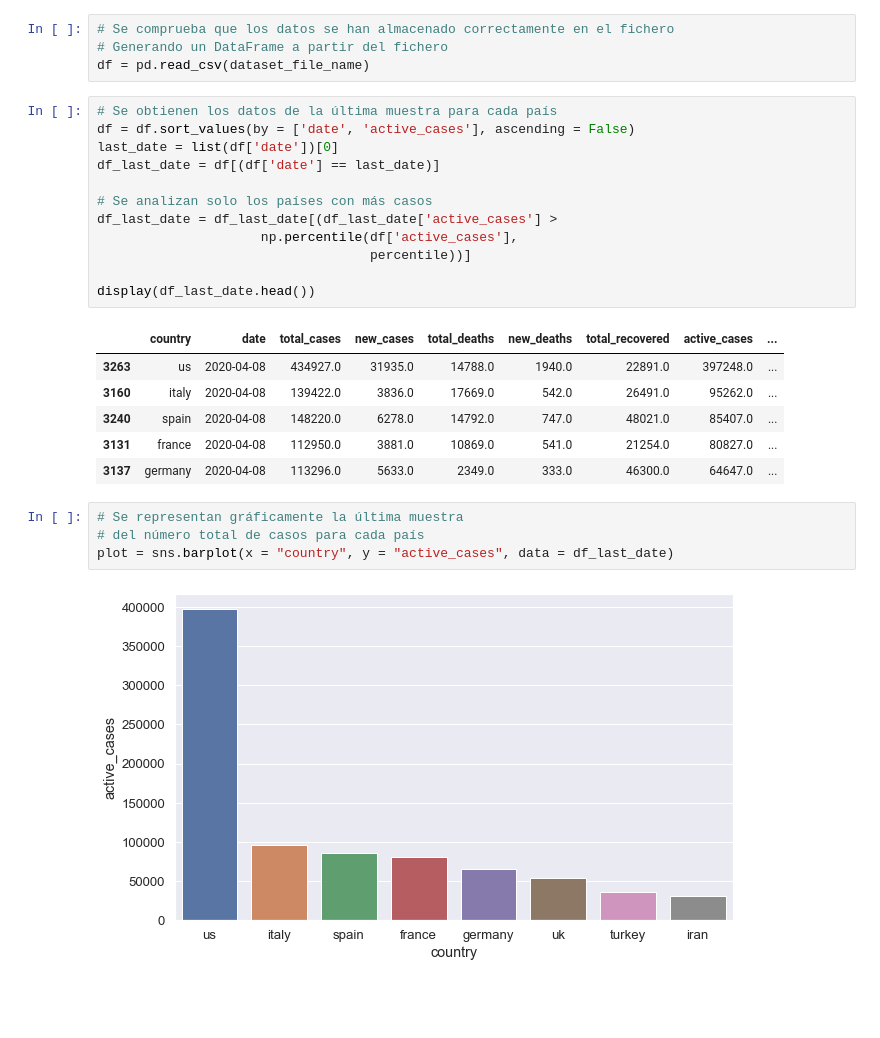
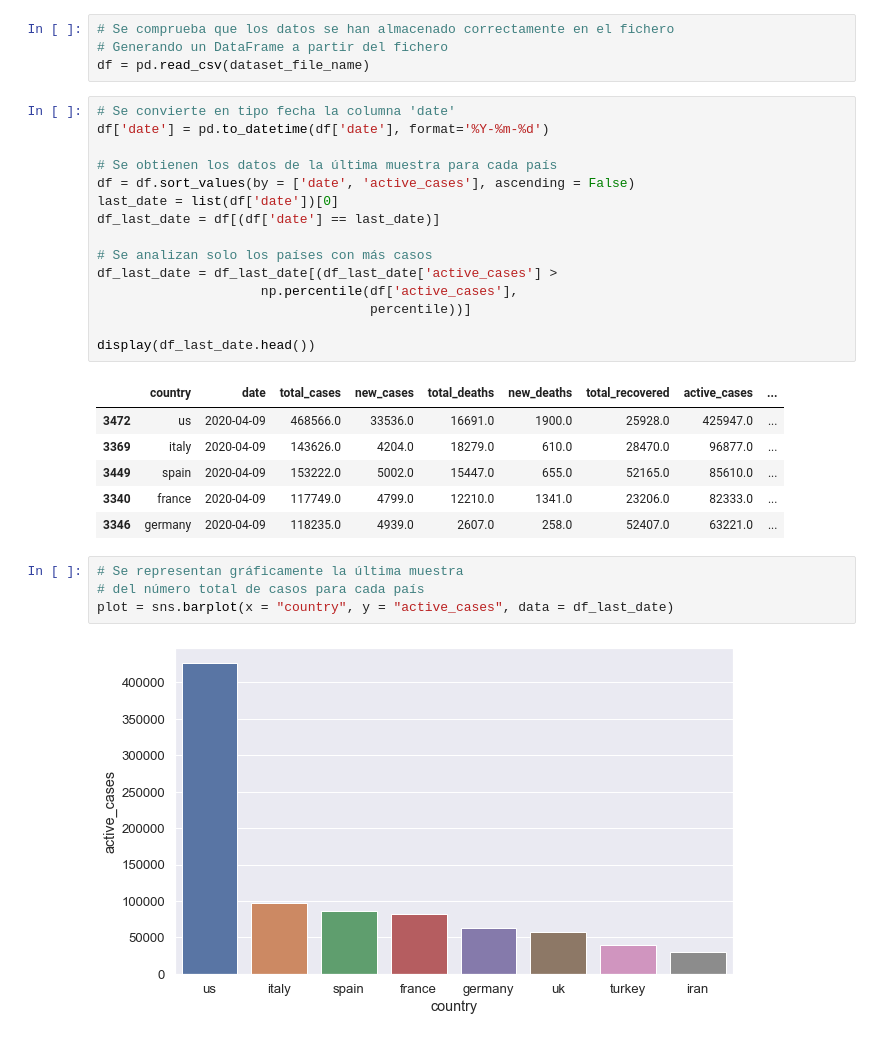
Before and after one commit to dmar10862/uoc_tipologia_y_ciclo_de_vida_de_los_datos_practica_1, a Jupyter notebook: src/covid-19_world_scraper.ipynb, the cells around one changed output. Saved outputs shown, nothing was run; the diff lists cells and outputs as text; blank space fills up the shorter version.

```diff
--- a/src/covid-19_world_scraper.ipynb
+++ b/src/covid-19_world_scraper.ipynb
@@ -160,28 +161,31 @@ Adding data to csv...
 # Generando un DataFrame a partir del fichero
 df = pd.read_csv(dataset_file_name)
 # %%
+# Se convierte en tipo fecha la columna 'date'
+df['date'] = pd.to_datetime(df['date'], format='%Y-%m-%d')
+
 # Se obtienen los datos de la última muestra para cada país
 df = df.sort_values(by = ['date', 'active_cases'], ascending = False)
 last_date = list(df['date'])[0]
 df_last_date = df[(df['date'] == last_date)]
 
 # Se analizan solo los países con más casos
 df_last_date = df_last_date[(df_last_date['active_cases'] >
                      np.percentile(df['active_cases'],
                                    percentile))]
 
 display(df_last_date.head())
 # %% [output]
 |  | country | date | total_cases | new_cases | total_deaths | new_deaths | total_recovered | active_cases | ... |
-| 3263 | us | 2020-04-08 | 434927.0 | 31935.0 | 14788.0 | 1940.0 | 22891.0 | 397248.0 | ... |
-| 3160 | italy | 2020-04-08 | 139422.0 | 3836.0 | 17669.0 | 542.0 | 26491.0 | 95262.0 | ... |
-| 3240 | spain | 2020-04-08 | 148220.0 | 6278.0 | 14792.0 | 747.0 | 48021.0 | 85407.0 | ... |
-| 3131 | france | 2020-04-08 | 112950.0 | 3881.0 | 10869.0 | 541.0 | 21254.0 | 80827.0 | ... |
-| 3137 | germany | 2020-04-08 | 113296.0 | 5633.0 | 2349.0 | 333.0 | 46300.0 | 64647.0 | ... |
+| 3472 | us | 2020-04-09 | 468566.0 | 33536.0 | 16691.0 | 1900.0 | 25928.0 | 425947.0 | ... |
+| 3369 | italy | 2020-04-09 | 143626.0 | 4204.0 | 18279.0 | 610.0 | 28470.0 | 96877.0 | ... |
+| 3449 | spain | 2020-04-09 | 153222.0 | 5002.0 | 15447.0 | 655.0 | 52165.0 | 85610.0 | ... |
+| 3340 | france | 2020-04-09 | 117749.0 | 4799.0 | 12210.0 | 1341.0 | 23206.0 | 82333.0 | ... |
+| 3346 | germany | 2020-04-09 | 118235.0 | 4939.0 | 2607.0 | 258.0 | 52407.0 | 63221.0 | ... |
 # %%
 # Se representan gráficamente la última muestra
 # del número total de casos para cada país
 plot = sns.barplot(x = "country", y = "active_cases", data = df_last_date)
 # %% [output]
-[figure, old version]
+[figure, new version]
 # %%
```
Also changed, not shown: parts of 9 cells of this notebook, 1 other file.
